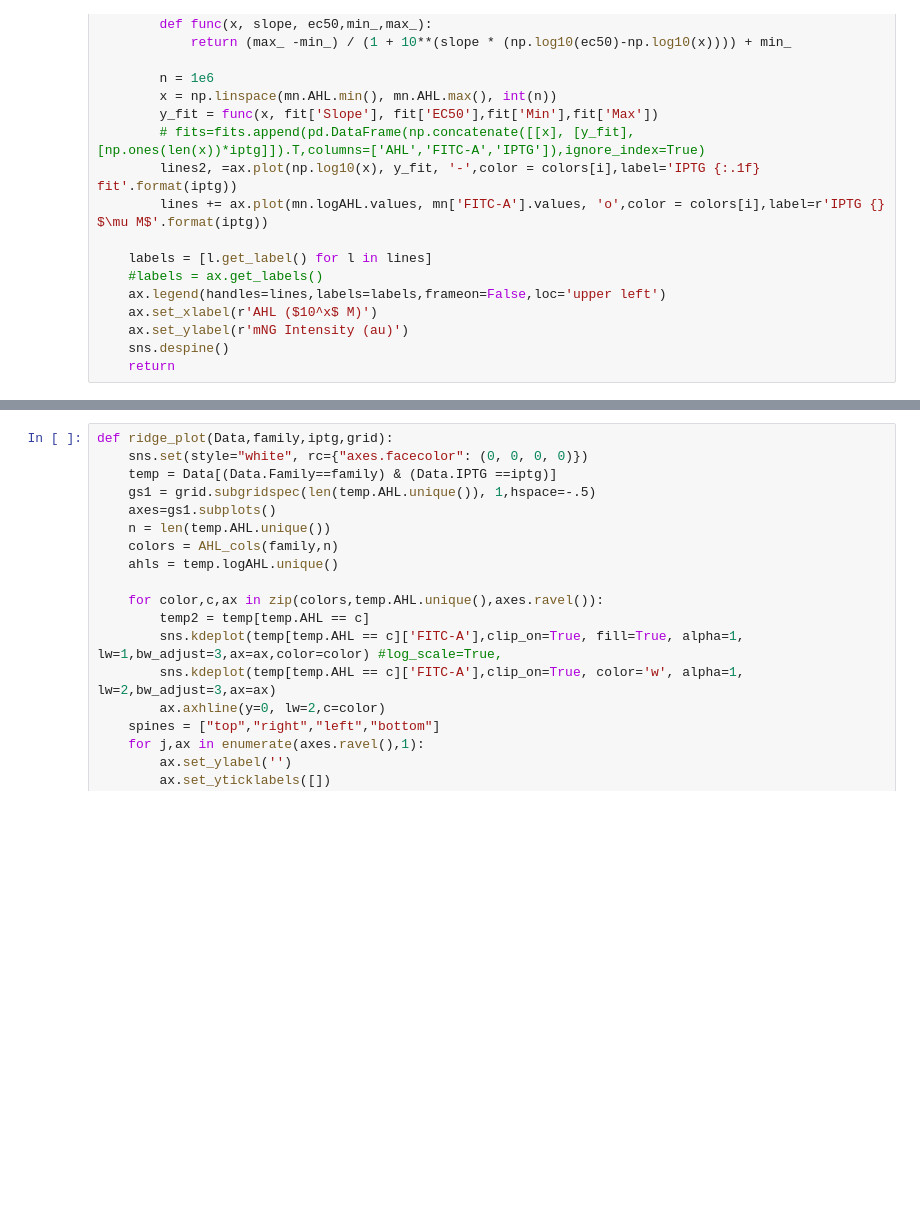
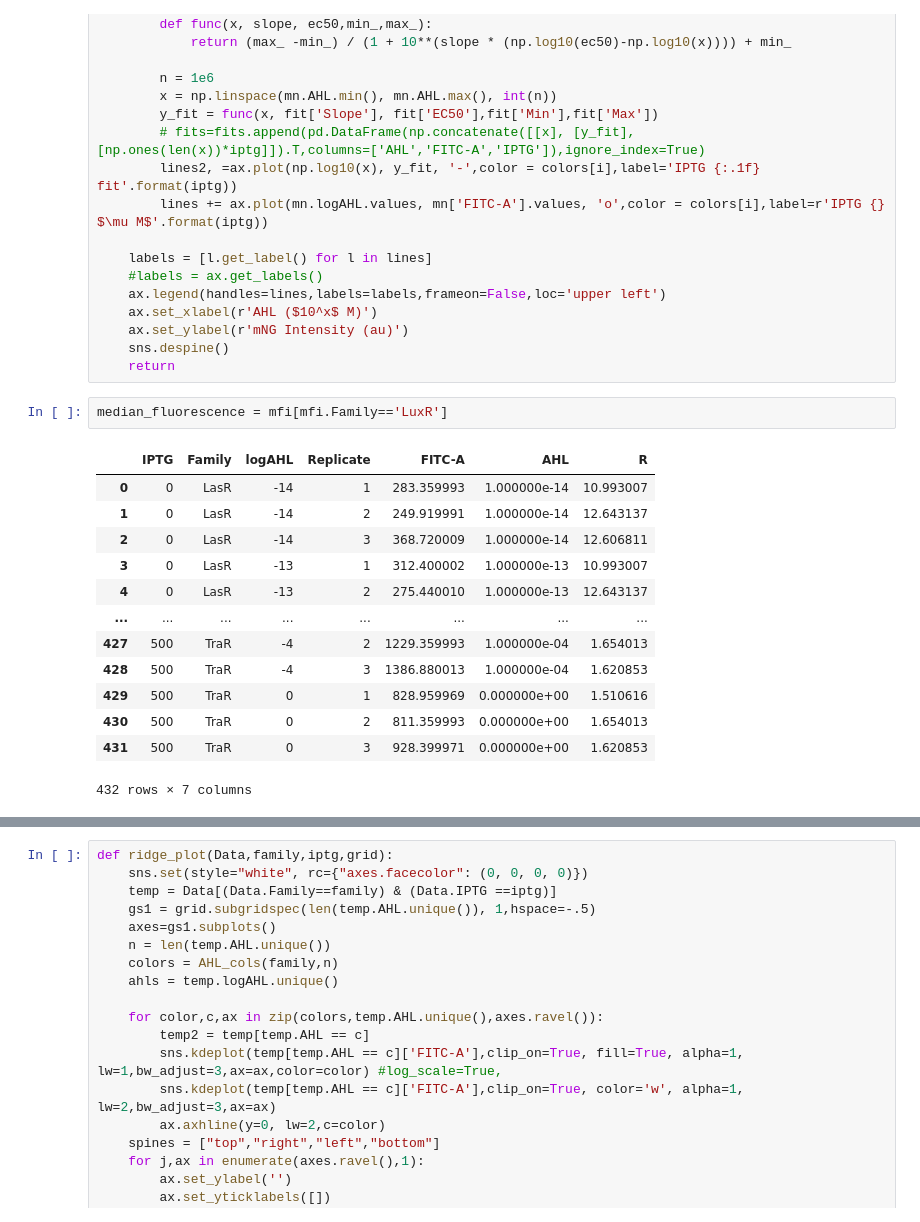
Before and after one commit to Jsakkos/cyano-sync, a Jupyter notebook: notebooks/Characterization.ipynb, the cells around one changed output, grey strips where cells are left out. Cells and saved outputs as stored; diff of their text form; blank space fills up the shorter version.

```diff
--- a/notebooks/Characterization.ipynb
+++ b/notebooks/Characterization.ipynb
@@ -220,6 +220,22 @@ def plot_hill(median_fluorescence,IPTG_range,Family,fits,colormap,ax=None,  **kw
     ax.set_ylabel(r'mNG Intensity (au)')
     sns.despine()
     return
+# %%
+median_fluorescence = mfi[mfi.Family=='LuxR']
+# %% [output]
+|  | IPTG | Family | logAHL | Replicate | FITC-A | AHL | R |
+| 0 | 0 | LasR | -14 | 1 | 283.359993 | 1.000000e-14 | 10.993007 |
+| 1 | 0 | LasR | -14 | 2 | 249.919991 | 1.000000e-14 | 12.643137 |
+| 2 | 0 | LasR | -14 | 3 | 368.720009 | 1.000000e-14 | 12.606811 |
+| 3 | 0 | LasR | -13 | 1 | 312.400002 | 1.000000e-13 | 10.993007 |
+| 4 | 0 | LasR | -13 | 2 | 275.440010 | 1.000000e-13 | 12.643137 |
+| ... | ... | ... | ... | ... | ... | ... | ... |
+| 427 | 500 | TraR | -4 | 2 | 1229.359993 | 1.000000e-04 | 1.654013 |
+| 428 | 500 | TraR | -4 | 3 | 1386.880013 | 1.000000e-04 | 1.620853 |
+| 429 | 500 | TraR | 0 | 1 | 828.959969 | 0.000000e+00 | 1.510616 |
+| 430 | 500 | TraR | 0 | 2 | 811.359993 | 0.000000e+00 | 1.654013 |
+| 431 | 500 | TraR | 0 | 3 | 928.399971 | 0.000000e+00 | 1.620853 |
+432 rows × 7 columns
 # %%
 def plot_hill_params(mfi,Family,fits,grid,**kwargs):
 
```
Also changed, not shown: parts of 6 cells of this notebook, 15 other files.
